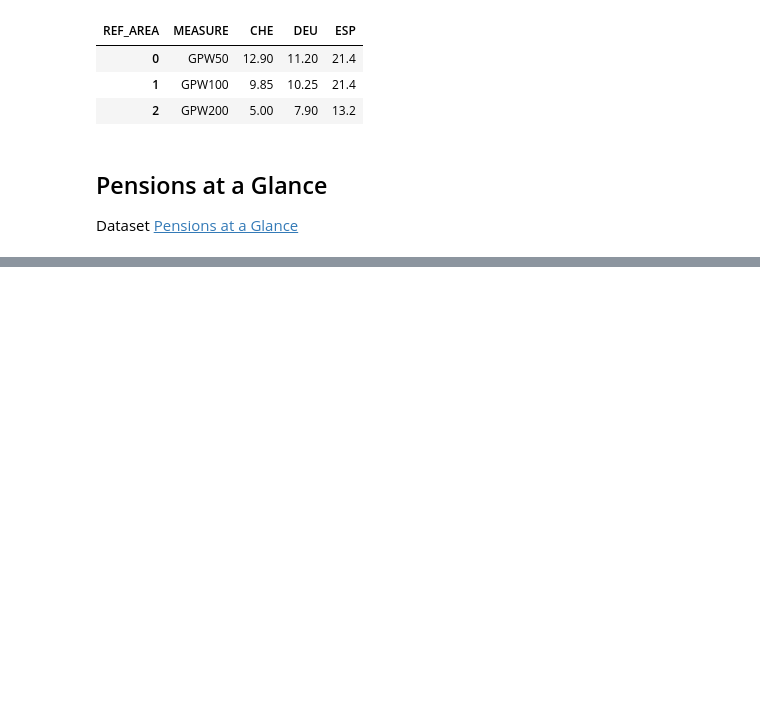
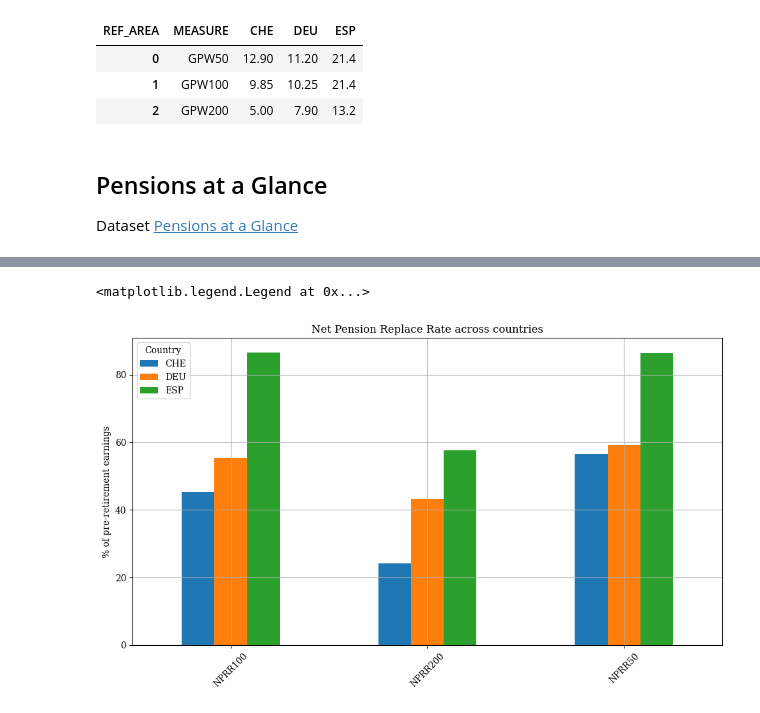
Before and after one commit to MiguelPuntoEs/ufm-python-for-finance, a Jupyter notebook: 07 OECD.ipynb, the cells around one changed output, grey strips where cells are left out. Drawn from its saved outputs; the diff is of its cells as text; code cells hidden in the pictures; blank space fills up the shorter version.

```diff
--- a/07 OECD.ipynb
+++ b/07 OECD.ipynb
@@ -169,7 +171,3 @@ Dataset [Pensions at a Glance](https://data-explorer.oecd.org/vis?df[ds]=Dissemi
 id = 'OECD.ELS.SPD,DSD_PAG@DF_PAG,/.A.....'
 
 df = get_oecd_data(id)#[["OBS_VALUE", "REF_AREA", "SEX", "MEASURE"]]
-# %%
-df = df.query('MEASURE in ["GPRR50", "GPRR100", "GPRR200"] & REF_AREA in ["CHE", "DEU", "ESP"] & OPTIONALITY=="M"')
-df_avg = df.groupby(["REF_AREA", "MEASURE"], as_index=False)["OBS_VALUE"].mean()
-df_avg
@@ -206 +202,16 @@ plt.show()
 [figure]
+# %%
+df_avg = df.query('MEASURE in ["NPRR50", "NPRR100", "NPRR200"] & REF_AREA in ["CHE", "DEU", "ESP"] & OPTIONALITY=="M"').groupby(["REF_AREA", "MEASURE"], as_index=False)["OBS_VALUE"].mean()
+df_avg.pivot(index="MEASURE", columns="REF_AREA", values="OBS_VALUE").plot(
+    kind="bar",
+    title="Net Pension Replace Rate across countries",
+    figsize=(10,6),
+    xlabel="",
+    ylabel=r"% of pre-retirement earnings",
+)
+
+plt.xticks(rotation=45)
+plt.legend(title="Country")
+# %% [output]
+<matplotlib.legend.Legend at 0x...>
+[figure, added]
```
Also changed, not shown: parts of 24 cells of this notebook, 1 other file.
